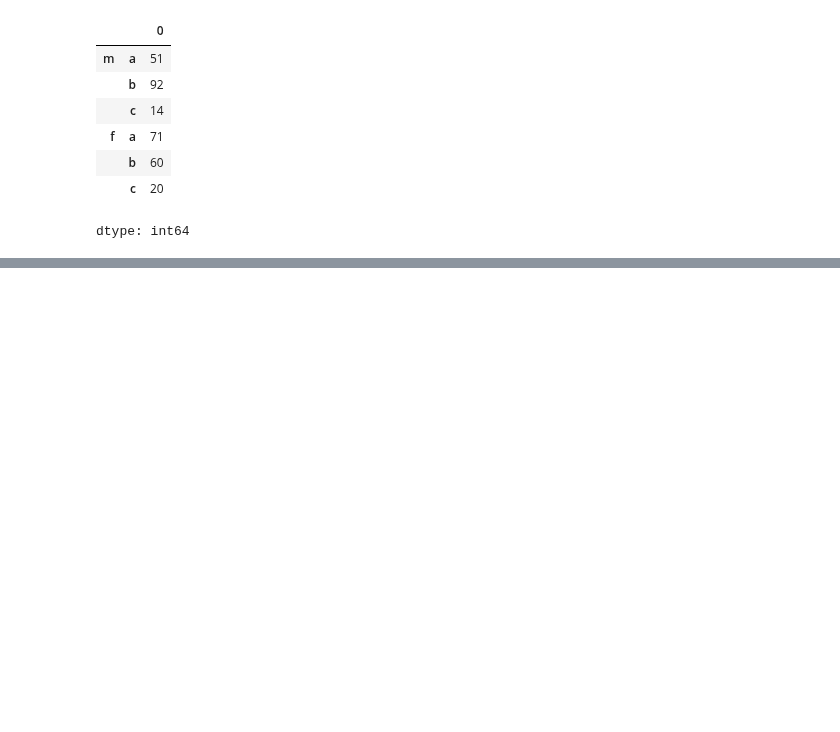
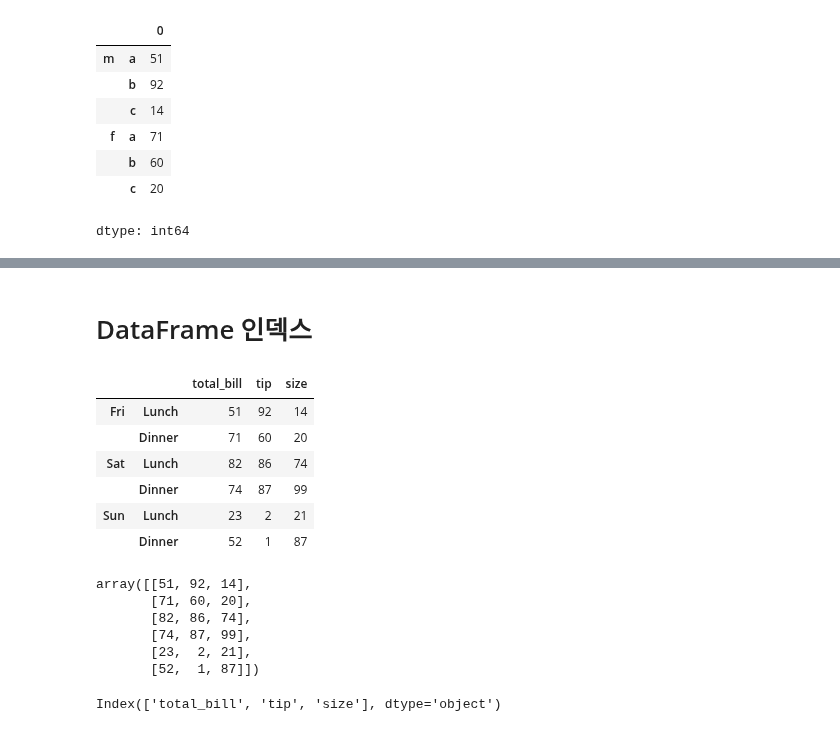
Before and after one commit to JakeOh/202511_BD53, a Jupyter notebook: lab_python/da11_index.ipynb, the cells around one changed output, grey strips where cells are left out. Cells and saved outputs as stored; diff of their text form; code cells hidden in the pictures; blank space fills up the shorter version.

Commit message:
DataFrame multi-level index

```diff
--- a/lab_python/da11_index.ipynb
+++ b/lab_python/da11_index.ipynb
@@ -316,0 +356,30 @@ dtype: int64
+# %% [markdown]
+# DataFrame 인덱스
+# %%
+np.random.seed(42)
+df = pd.DataFrame(data=np.random.randint(100, size=(6, 3)),
+                  columns=['total_bill', 'tip', 'size'],
+                  index=[['Fri', 'Fri', 'Sat', 'Sat', 'Sun', 'Sun'],
+                         ['Lunch', 'Dinner'] * 3])
+df
+# %% [output]
+|  |  | total_bill | tip | size |
+| Fri | Lunch | 51 | 92 | 14 |
+|  | Dinner | 71 | 60 | 20 |
+| Sat | Lunch | 82 | 86 | 74 |
+|  | Dinner | 74 | 87 | 99 |
+| Sun | Lunch | 23 | 2 | 21 |
+|  | Dinner | 52 | 1 | 87 |
+# %%
+df.values  #> DataFrame의 값들로 이루어진 2차원 배열(ndarray)
+# %% [output]
+array([[51, 92, 14],
+       [71, 60, 20],
+       [82, 86, 74],
+       [74, 87, 99],
+       [23,  2, 21],
+       [52,  1, 87]])
+# %%
+df.columns  #> 컬럼 이름(인덱스)들로 이루어진 배열
+# %% [output]
+Index(['total_bill', 'tip', 'size'], dtype='object')
```
Also changed, not shown: parts of 13 cells of this notebook.
